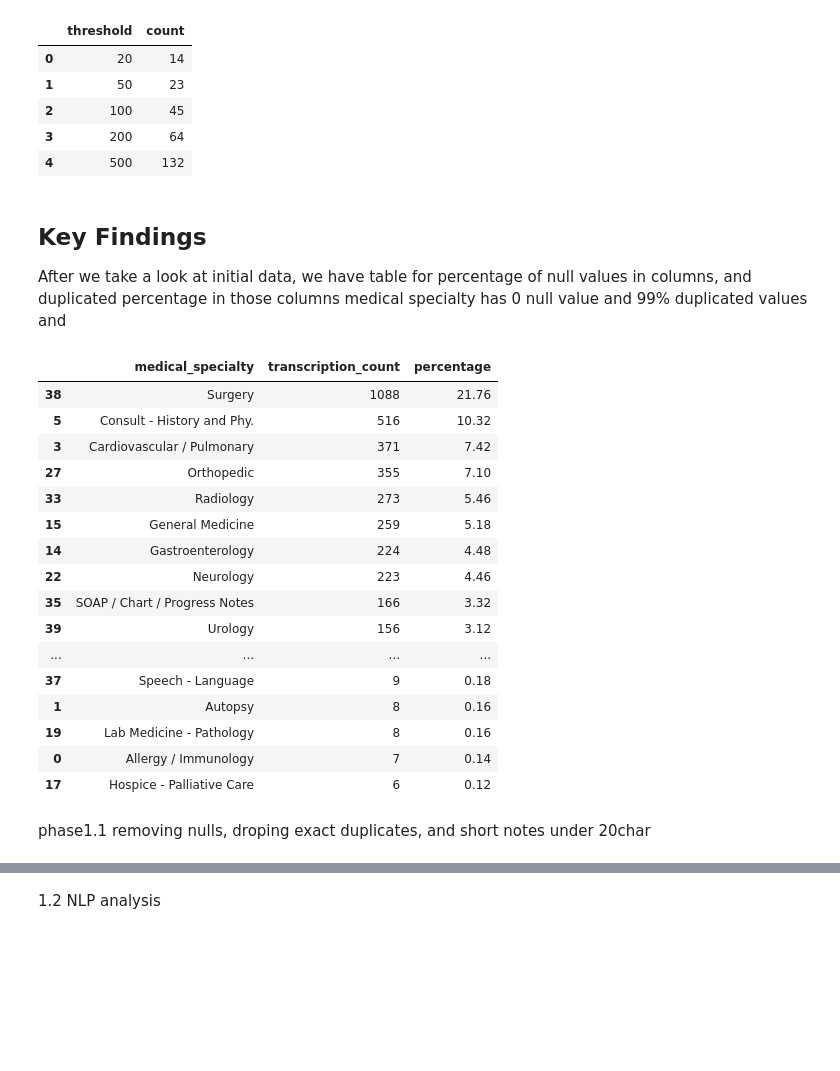
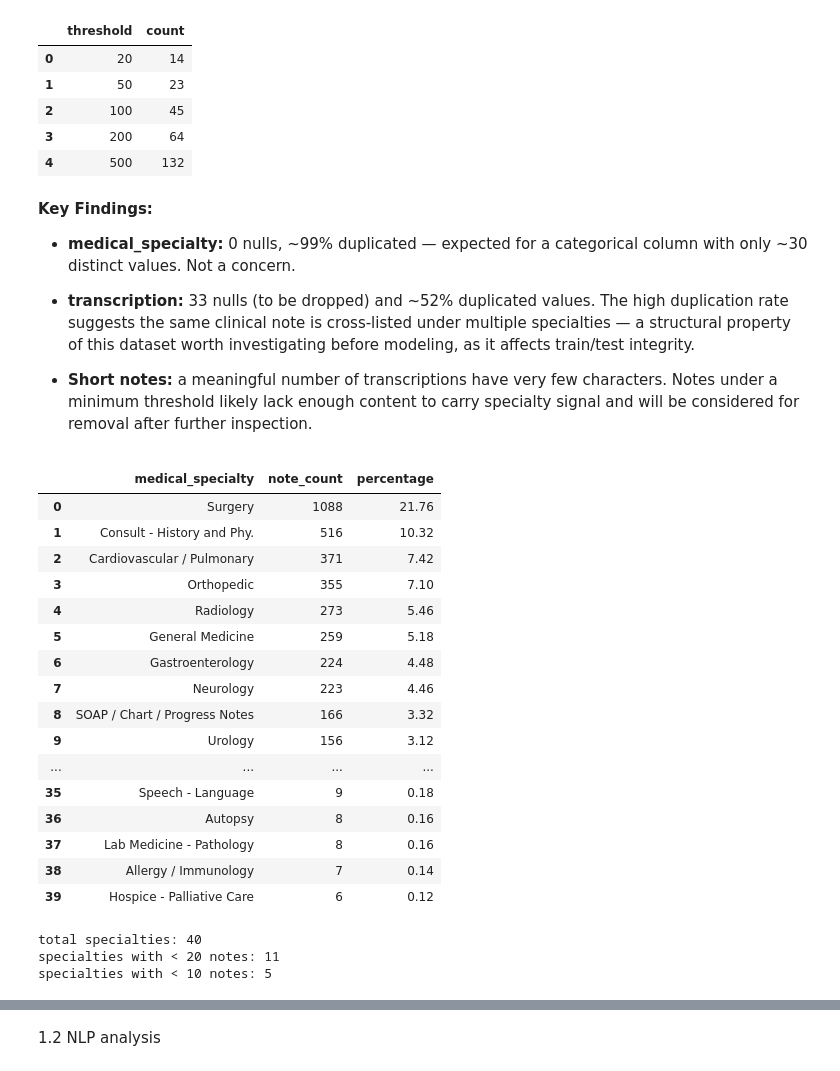
Before and after one commit to bahadirkoko/medical-transcription-classifier, a Jupyter notebook: notebooks/notebook1_phase1and2.ipynb, the cells around one changed output, grey strips where cells are left out. Drawn from its saved outputs; the diff is of its cells as text; code cells hidden in the pictures; blank space fills up the shorter version.

Commit message:
visuals are updated, more data cleaning, and eda done to get more accuracy for the model

```diff
--- a/notebooks/notebook1_phase1and2.ipynb
+++ b/notebooks/notebook1_phase1and2.ipynb
@@ -120,38 +120,54 @@ Missing values in 'transcription': 33
 | 3 | 200 | 64 |
 | 4 | 500 | 132 |
 # %% [markdown]
-## Key Findings
+**Key Findings:**
 
-After we take a look at initial data, we have table for percentage of null values in columns, and duplicated percentage in those columns medical specialty has 0 null value and 99% duplicated values and
+- **medical_specialty:** 0 nulls, ~99% duplicated — expected for a categorical
+  column with only ~30 distinct values. Not a concern.
+
+- **transcription:** 33 nulls (to be dropped) and ~52% duplicated values.
+  The high duplication rate suggests the same clinical note is cross-listed
+  under multiple specialties — a structural property of this dataset worth
+  investigating before modeling, as it affects train/test integrity.
+
+- **Short notes:** a meaningful number of transcriptions have very few
+  characters. Notes under a minimum threshold likely lack enough content
+  to carry specialty signal and will be considered for removal after
+  further inspection.
 # %%
+# specialty counts to inform our dropping decisions
 specialty_summary = (
-    df.groupby('medical_specialty')['transcription'] #groupby medical specialty and count number of transcription
+    df.groupby('medical_specialty')['transcription'] #groupby specialties to see how much notes we have
     .count()
-    .reset_index()
-    .rename(columns={'transcription': 'transcription_count'}) #rename
-    .sort_values('transcription_count', ascending=False) #sorting
-    .assign(percentage=lambda x: (x['transcription_count'] / len(df) * 100
-).round(2)))
+    .reset_index() #reset index
+    .rename(columns={'transcription': 'note_count'})
+    .sort_values('note_count', ascending=False)
+    .assign(percentage=lambda x: (x['note_count'] / len(df) * 100).round(2)) #adding another column and applying percentage formula to each specialty, used assign not to break mid way df creation
+    .reset_index(drop=True) #reset index again to finalize
+)
+display(specialty_summary)
 
-
-display(specialty_summary)
+print(f"total specialties: {specialty_summary['medical_specialty'].nunique()}") #count number of unique labels
+print(f"specialties with < 20 notes: {(specialty_summary['note_count'] < 20).sum()}")
+print(f"specialties with < 10 notes: {(specialty_summary['note_count'] < 10).sum()}")
 # %% [output]
-|  | medical_specialty | transcription_count | percentage |
-| 38 | Surgery | 1088 | 21.76 |
-| 5 | Consult - History and Phy. | 516 | 10.32 |
-| 3 | Cardiovascular / Pulmonary | 371 | 7.42 |
-| 27 | Orthopedic | 355 | 7.10 |
-| 33 | Radiology | 273 | 5.46 |
-| 15 | General Medicine | 259 | 5.18 |
-| 14 | Gastroenterology | 224 | 4.48 |
-| 22 | Neurology | 223 | 4.46 |
-| 35 | SOAP / Chart / Progress Notes | 166 | 3.32 |
-| 39 | Urology | 156 | 3.12 |
+|  | medical_specialty | note_count | percentage |
+| 0 | Surgery | 1088 | 21.76 |
+| 1 | Consult - History and Phy. | 516 | 10.32 |
+| 2 | Cardiovascular / Pulmonary | 371 | 7.42 |
+| 3 | Orthopedic | 355 | 7.10 |
+| 4 | Radiology | 273 | 5.46 |
+| 5 | General Medicine | 259 | 5.18 |
+| 6 | Gastroenterology | 224 | 4.48 |
+| 7 | Neurology | 223 | 4.46 |
+| 8 | SOAP / Chart / Progress Notes | 166 | 3.32 |
+| 9 | Urology | 156 | 3.12 |
 | ... | ... | ... | ... |
-| 37 | Speech - Language | 9 | 0.18 |
-| 1 | Autopsy | 8 | 0.16 |
-| 19 | Lab Medicine - Pathology | 8 | 0.16 |
-| 0 | Allergy / Immunology | 7 | 0.14 |
-| 17 | Hospice - Palliative Care | 6 | 0.12 |
+| 35 | Speech - Language | 9 | 0.18 |
+| 36 | Autopsy | 8 | 0.16 |
+| 37 | Lab Medicine - Pathology | 8 | 0.16 |
+| 38 | Allergy / Immunology | 7 | 0.14 |
+| 39 | Hospice - Palliative Care | 6 | 0.12 |
+total specialties: 40
+specialties with < 20 notes: 11
+specialties with < 10 notes: 5
-# %% [markdown]
-phase1.1 removing nulls, droping exact duplicates, and short notes under 20char
```
Also changed, not shown: parts of 24 cells of this notebook, 4 other files.
